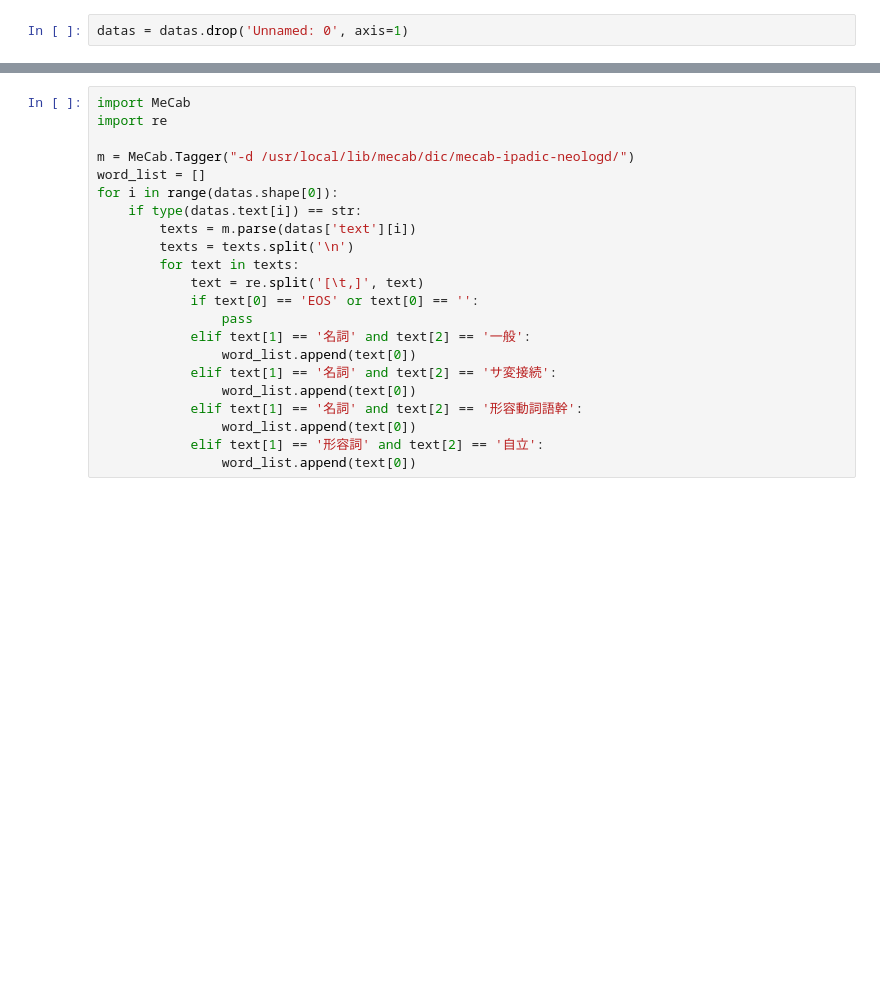
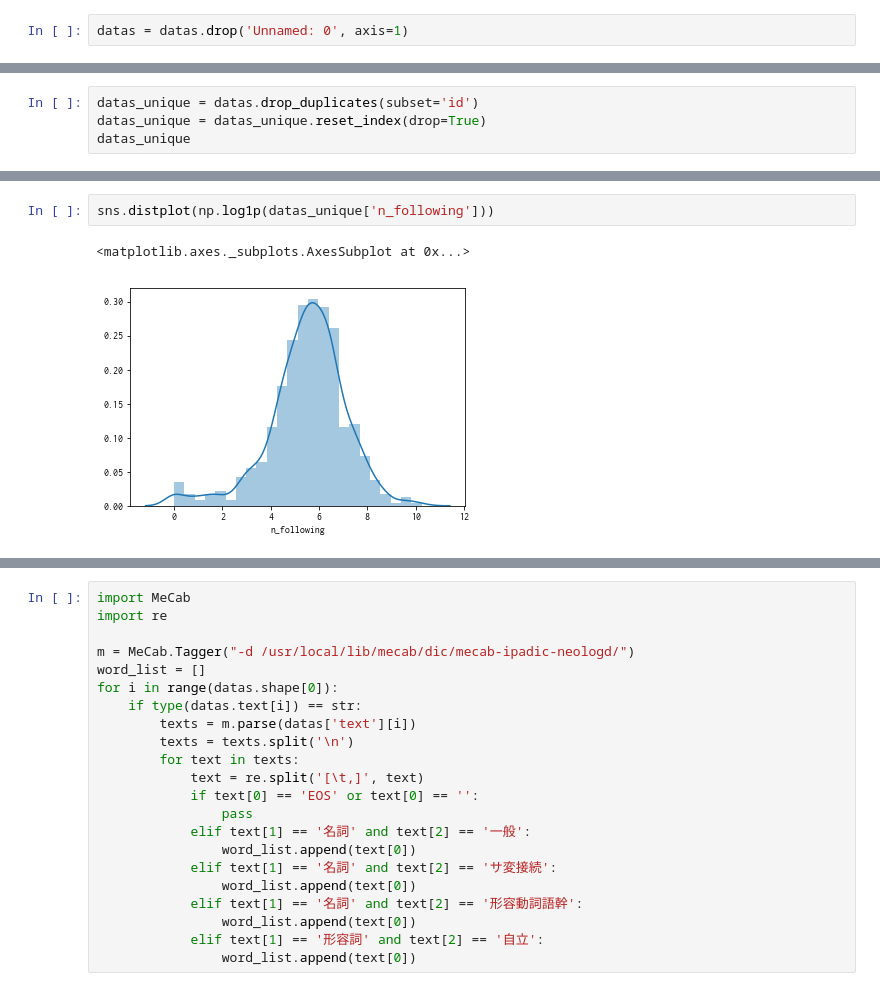
Before and after one commit to a0082273/twitter-words_with_keyword, a Jupyter notebook: count_words.ipynb, the cells around one changed output, grey strips where cells are left out. Drawn from its saved outputs; the diff is of its cells as text; blank space fills up the shorter version.

```diff
--- a/count_words.ipynb
+++ b/count_words.ipynb
@@ -51,0 +150,4 @@ datas
+# %%
+datas_unique = datas.drop_duplicates(subset='id')
+datas_unique = datas_unique.reset_index(drop=True)
+datas_unique
@@ -51,0 +185,5 @@ datas
+# %%
+sns.distplot(np.log1p(datas_unique['n_following']))
+# %% [output]
+<matplotlib.axes._subplots.AxesSubplot at 0x...>
+[figure, added]
```
Also changed, not shown: parts of 28 cells of this notebook, 1 other file.
